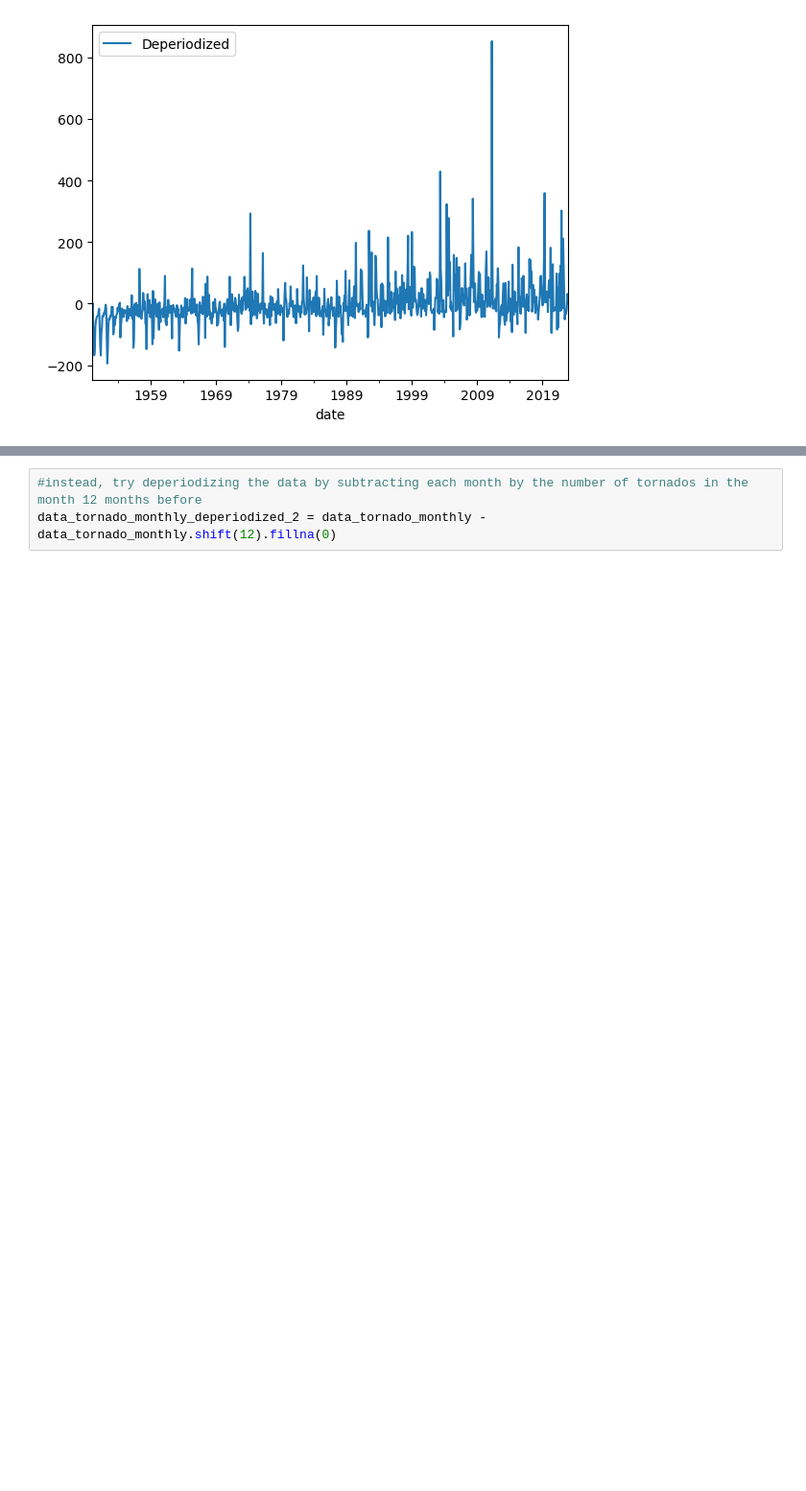
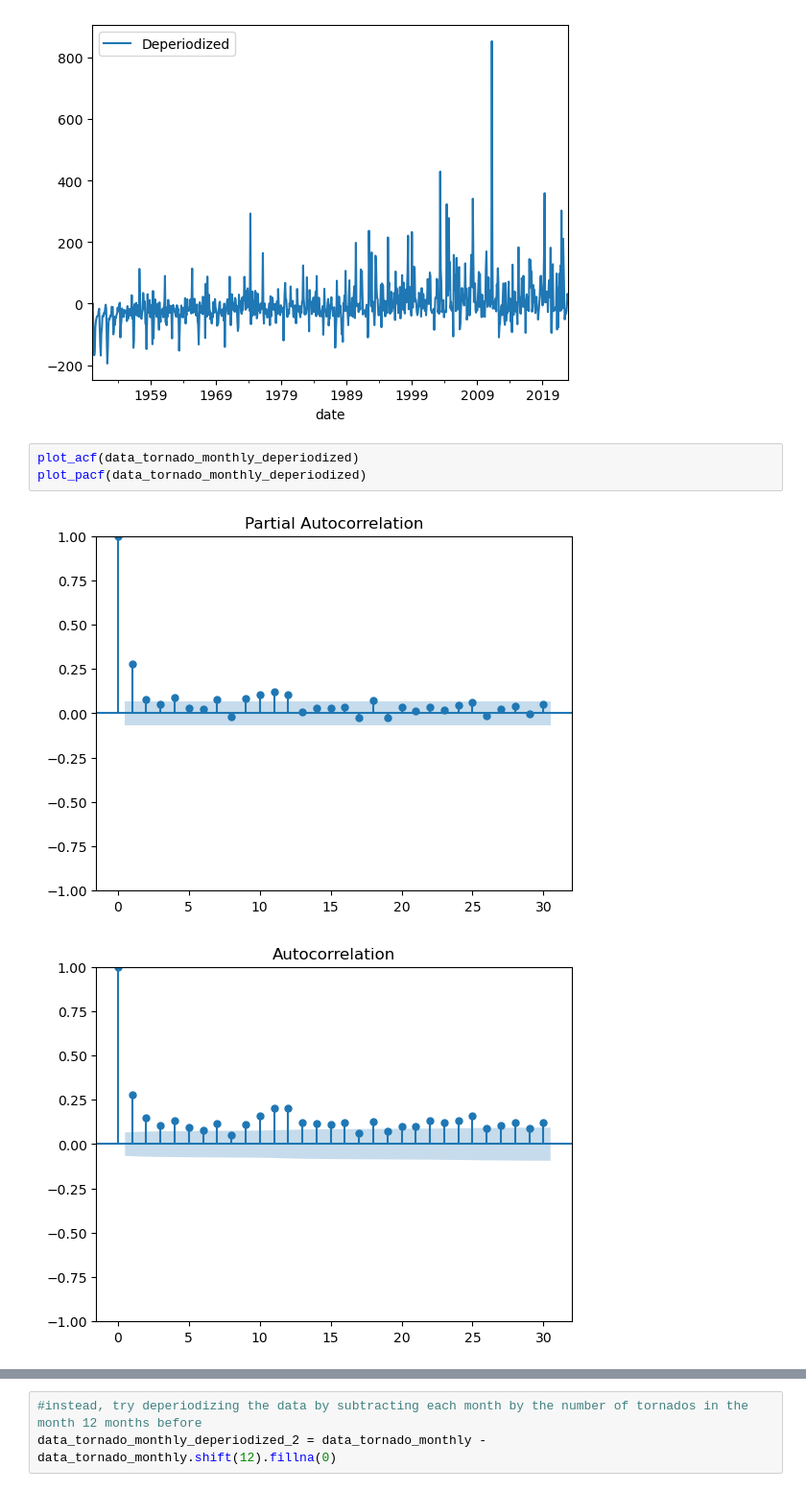
Before and after one commit to kmorhun/disasters_and_politics, a Jupyter notebook: src/overview_and_time_series_2.ipynb, the cells around one changed output, grey strips where cells are left out. Shown at 96% size. Saved outputs shown, nothing was run; the diff lists cells and outputs as text; blank space fills up the shorter version.

```diff
--- a/src/overview_and_time_series_2.ipynb
+++ b/src/overview_and_time_series_2.ipynb
@@ -192,3 +201,9 @@ plt.legend(['Deperiodized', 'Data', 'Interpolation'])
 # %% [output]
 <matplotlib.legend.Legend at 0x...>
 [figure]
+# %%
+plot_acf(data_tornado_monthly_deperiodized)
+plot_pacf(data_tornado_monthly_deperiodized)
+# %% [output]
+[figure, added]
+[figure, added]
```
Also changed, not shown: parts of 9 cells of this notebook.
